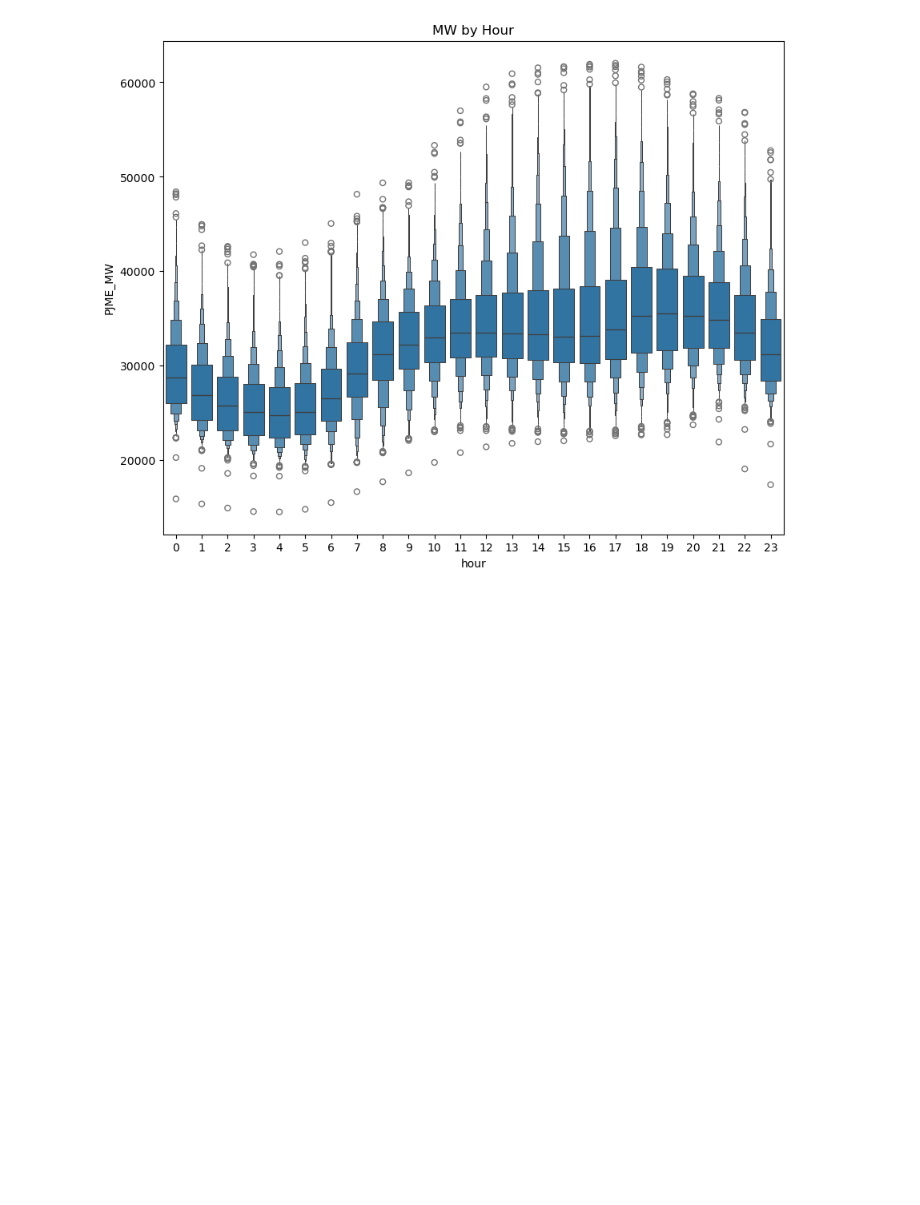
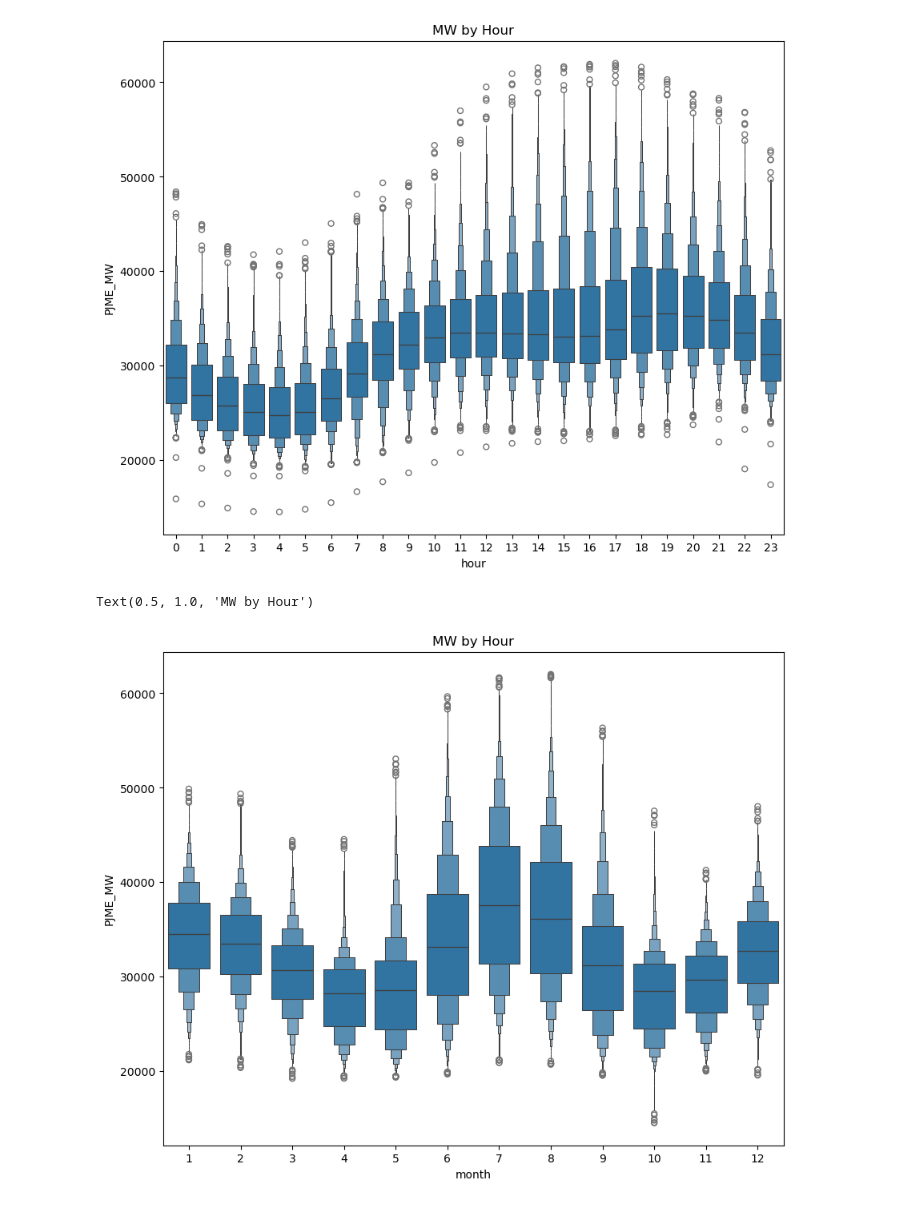
Before and after one commit to Shubhambg611/Time-Series, a Jupyter notebook: YT_ROB_time_serise.ipynb, the cells around one changed output. Cells and saved outputs as stored; diff of their text form; code cells hidden in the pictures; blank space fills up the shorter version.

```diff
--- a/YT_ROB_time_serise.ipynb
+++ b/YT_ROB_time_serise.ipynb
@@ -156,6 +157,7 @@ plt.show()
 Below we are creating a time series features based on time series index
 # %%
 def create_feature(df):
+    df = data.copy()
     data['hour'] = data.index.hour
     data['dayofweek'] = data.index.day_of_week
     data['quarter'] = data.index.quarter
@@ -164,7 +166,7 @@ def create_feature(df):
     data['dayofyear'] = data.index.day_of_year
     return df
 
-df = create_feature(data)
+df = create_feature(df)
 # %%
 df
 # %% [output]
@@ -190,3 +192,10 @@ ax.set_title('MW by Hour')
 # %% [output]
 Text(0.5, 1.0, 'MW by Hour')
 [figure]
+# %%
+fig, ax=plt.subplots(figsize=(10,8))
+sns.boxenplot(data=df , x='month',y='PJME_MW')
+ax.set_title('MW by Hour')
+# %% [output]
+Text(0.5, 1.0, 'MW by Hour')
+[figure, added]
```
Also changed, not shown: parts of 12 cells of this notebook.
